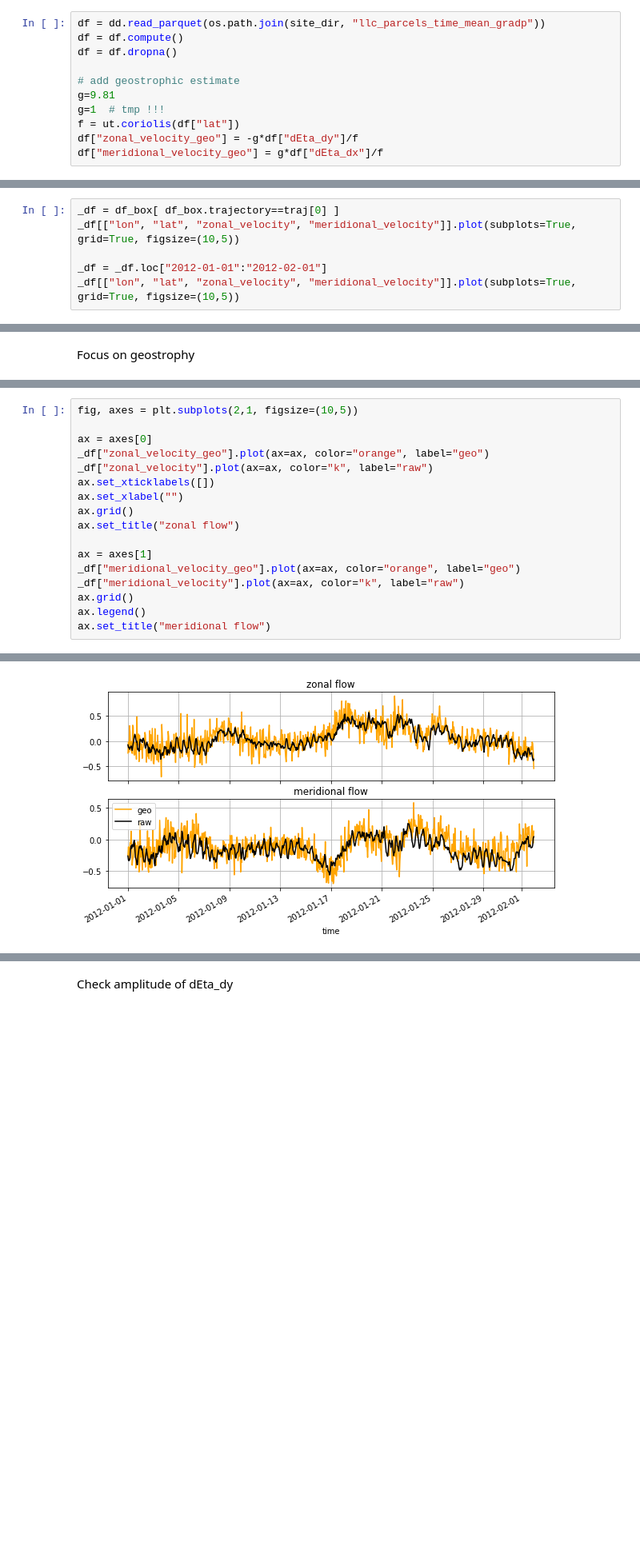
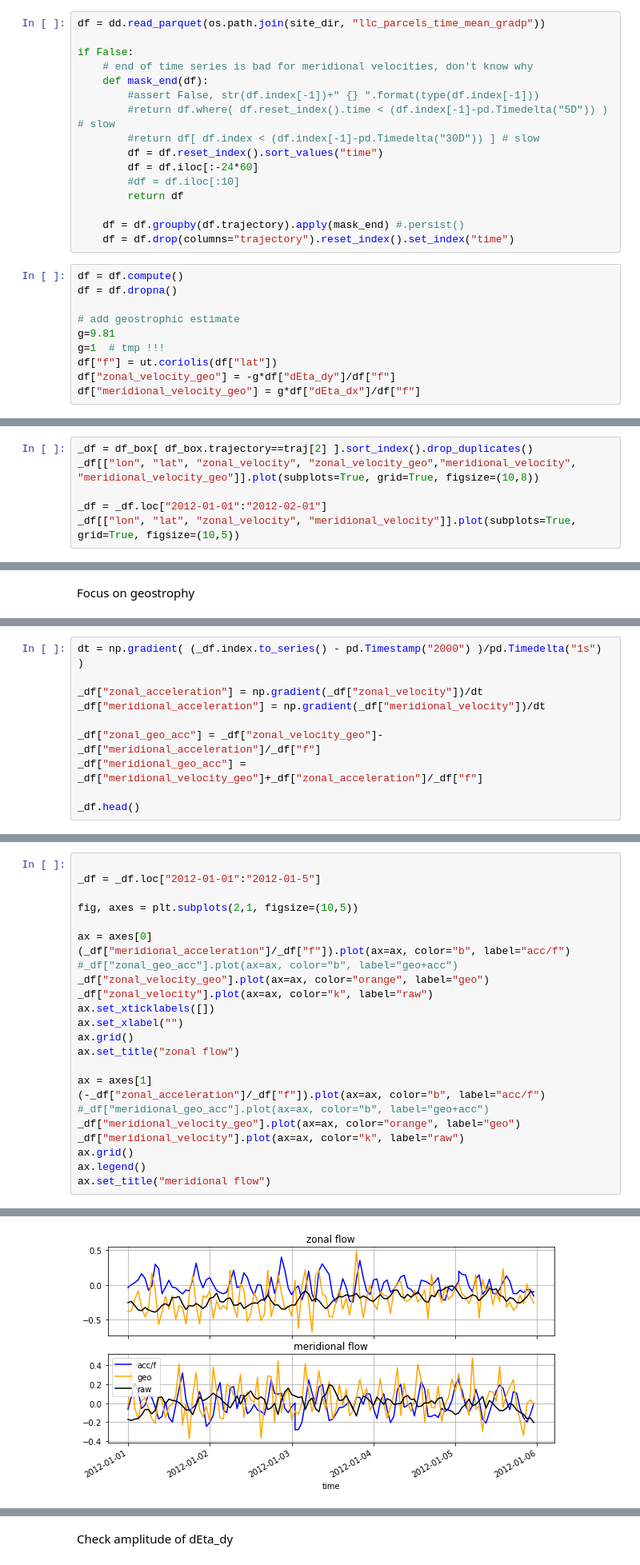
Before and after one commit to apatlpo/mit_equinox, a Jupyter notebook: calval/regional_interp.ipynb, the cells around one changed output, grey strips where cells are left out. Shown at 80% size. Drawn from its saved outputs; the diff is of its cells as text; blank space fills up the shorter version.

```diff
--- a/calval/regional_interp.ipynb
+++ b/calval/regional_interp.ipynb
@@ -184,14 +186,29 @@ create new archive: /home/datawork-lops-osi/equinox/mit4320/diags/california_par
 # %% [markdown]
 ---
 ## Reload and make a simple comparison
+# %%
+df = dd.read_parquet(os.path.join(site_dir, "llc_parcels_time_mean_gradp"))
+
+if False:
+    # end of time series is bad for meridional velocities, don't know why
+    def mask_end(df):
+        #assert False, str(df.index[-1])+" {} ".format(type(df.index[-1]))
+        #return df.where( df.reset_index().time < (df.index[-1]-pd.Timedelta("5D")) ) # slow
+        #return df[ df.index < (df.index[-1]-pd.Timedelta("30D")) ] # slow
+        df = df.reset_index().sort_values("time")
+        df = df.iloc[:-24*60]
+        #df = df.iloc[:10]
+        return df
+
+    df = df.groupby(df.trajectory).apply(mask_end) #.persist()
+    df = df.drop(columns="trajectory").reset_index().set_index("time")
 # %%
-df = dd.read_parquet(os.path.join(site_dir, "llc_parcels_time_mean_gradp"))
 df = df.compute()
 df = df.dropna()
 
 # add geostrophic estimate
 g=9.81
 g=1  # tmp !!!
-f = ut.coriolis(df["lat"])
-df["zonal_velocity_geo"] = -g*df["dEta_dy"]/f
-df["meridional_velocity_geo"] = g*df["dEta_dx"]/f
+df["f"] = ut.coriolis(df["lat"])
+df["zonal_velocity_geo"] = -g*df["dEta_dy"]/df["f"]
+df["meridional_velocity_geo"] = g*df["dEta_dx"]/df["f"]
@@ -285,8 +312,8 @@ df_box.head()
 | 2011-11-15 02:00:00 | 38001198 | 45.294904 | -126.773452 | 0.0 | 0.071825 | -0.235381 | -1.002509 | 12.574794 | ... |
 | 2011-11-15 02:00:00 | 38001205 | 41.787972 | -125.754117 | 0.0 | -0.185418 | -0.139409 | -0.995758 | 13.531406 | ... |
 # %%
-_df = df_box[ df_box.trajectory==traj[0] ]
-_df[["lon", "lat", "zonal_velocity", "meridional_velocity"]].plot(subplots=True, grid=True, figsize=(10,5))
+_df = df_box[ df_box.trajectory==traj[2] ].sort_index().drop_duplicates()
+_df[["lon", "lat", "zonal_velocity", "zonal_velocity_geo","meridional_velocity", "meridional_velocity_geo"]].plot(subplots=True, grid=True, figsize=(10,8))
 
 _df = _df.loc["2012-01-01":"2012-02-01"]
 _df[["lon", "lat", "zonal_velocity", "meridional_velocity"]].plot(subplots=True, grid=True, figsize=(10,5))
@@ -300,0 +372,10 @@ Focus on geostrophy
+# %%
+dt = np.gradient( (_df.index.to_series() - pd.Timestamp("2000") )/pd.Timedelta("1s") )
+
+_df["zonal_acceleration"] = np.gradient(_df["zonal_velocity"])/dt
+_df["meridional_acceleration"] = np.gradient(_df["meridional_velocity"])/dt
+
+_df["zonal_geo_acc"] = _df["zonal_velocity_geo"]-_df["meridional_acceleration"]/_df["f"]
+_df["meridional_geo_acc"] = _df["meridional_velocity_geo"]+_df["zonal_acceleration"]/_df["f"]
+
+_df.head()
@@ -301,20 +391,27 @@ Focus on geostrophy
 # %%
+
+_df = _df.loc["2012-01-01":"2012-01-5"]
+
 fig, axes = plt.subplots(2,1, figsize=(10,5))
 
 ax = axes[0]
+(_df["meridional_acceleration"]/_df["f"]).plot(ax=ax, color="b", label="acc/f")
+#_df["zonal_geo_acc"].plot(ax=ax, color="b", label="geo+acc")
 _df["zonal_velocity_geo"].plot(ax=ax, color="orange", label="geo")
 _df["zonal_velocity"].plot(ax=ax, color="k", label="raw")
 ax.set_xticklabels([])
 ax.set_xlabel("")
 ax.grid()
 ax.set_title("zonal flow")
 
 ax = axes[1]
+(-_df["zonal_acceleration"]/_df["f"]).plot(ax=ax, color="b", label="acc/f")
+#_df["meridional_geo_acc"].plot(ax=ax, color="b", label="geo+acc")
 _df["meridional_velocity_geo"].plot(ax=ax, color="orange", label="geo")
 _df["meridional_velocity"].plot(ax=ax, color="k", label="raw")
 ax.grid()
 ax.legend()
 ax.set_title("meridional flow")
 # %% [output]
 Text(0.5, 1.0, 'meridional flow')
-[figure, old version]
+[figure, new version]
```
Also changed, not shown: parts of 22 cells of this notebook, 7 other files.
